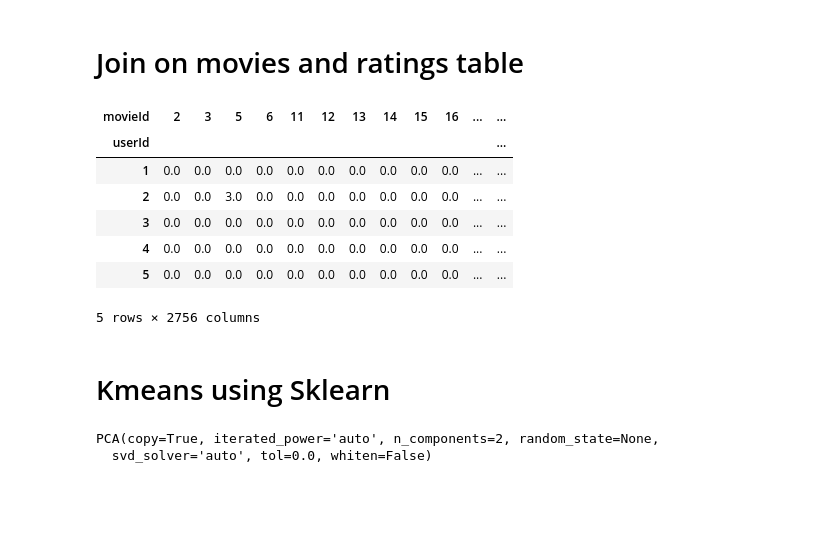
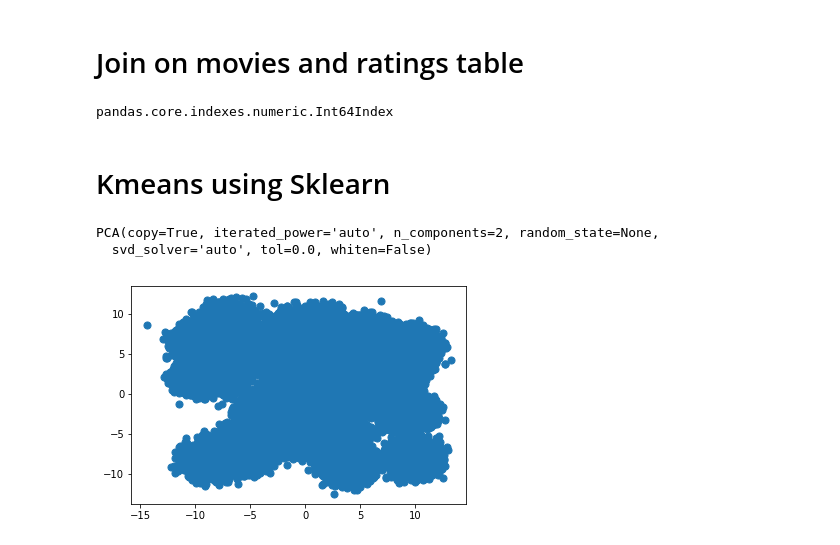
Before and after one commit to NihPat95/CS6240-Project-KMeans, a Jupyter notebook: dataset/KNN.ipynb, the cells around one changed output. Drawn from its saved outputs; the diff is of its cells as text; code cells hidden in the pictures; blank space fills up the shorter version.

```diff
--- a/dataset/KNN.ipynb
+++ b/dataset/KNN.ipynb
@@ -25,13 +29,2 @@ userRating.to_csv('userRatings', index=False)
 # %%
 rating_matrix = combined.pivot_table(index='userId', columns='movieId', values='rating').fillna(0.0)
-# %%
-rating_matrix.head()
-# %% [output]
-| movieId | 2 | 3 | 5 | 6 | 11 | 12 | 13 | 14 | 15 | 16 | ... | ... |
-| userId |  |  |  |  |  |  |  |  |  |  |  | ... |
-| 1 | 0.0 | 0.0 | 0.0 | 0.0 | 0.0 | 0.0 | 0.0 | 0.0 | 0.0 | 0.0 | ... | ... |
-| 2 | 0.0 | 0.0 | 3.0 | 0.0 | 0.0 | 0.0 | 0.0 | 0.0 | 0.0 | 0.0 | ... | ... |
-| 3 | 0.0 | 0.0 | 0.0 | 0.0 | 0.0 | 0.0 | 0.0 | 0.0 | 0.0 | 0.0 | ... | ... |
-| 4 | 0.0 | 0.0 | 0.0 | 0.0 | 0.0 | 0.0 | 0.0 | 0.0 | 0.0 | 0.0 | ... | ... |
-| 5 | 0.0 | 0.0 | 0.0 | 0.0 | 0.0 | 0.0 | 0.0 | 0.0 | 0.0 | 0.0 | ... | ... |
-5 rows × 2756 columns
@@ -38,14 +35,22 @@ rating_matrix.head()
+# %%
+type(columns)
+# %% [output]
+pandas.core.indexes.numeric.Int64Index
 # %% [markdown]
 # Kmeans using Sklearn
 # %%
 from sklearn.cluster import KMeans
 from sklearn.decomposition import PCA
-kmeans = KMeans(n_clusters=15)
-X = rating_matrix.values[:2000,:]
+from sklearn.datasets.samples_generator import make_blobs
+X, y_true = make_blobs(n_samples=10000, centers=30, random_state=0)
+plt.scatter(X[:, 0], X[:, 1], s=50);
+kmeans = KMeans(n_clusters=10)
+# X = rating_matrix.values[:2000,:]
 kmeans.fit(X)
-pca = PCA(n_components=2)
+# pca = PCA(n_components=2)
 pca.fit(X)
 # %% [output]
 PCA(copy=True, iterated_power='auto', n_components=2, random_state=None,
   svd_solver='auto', tol=0.0, whiten=False)
+[figure, added]
 # %%
```
Also changed, not shown: parts of 6 cells of this notebook, 2 other files.
